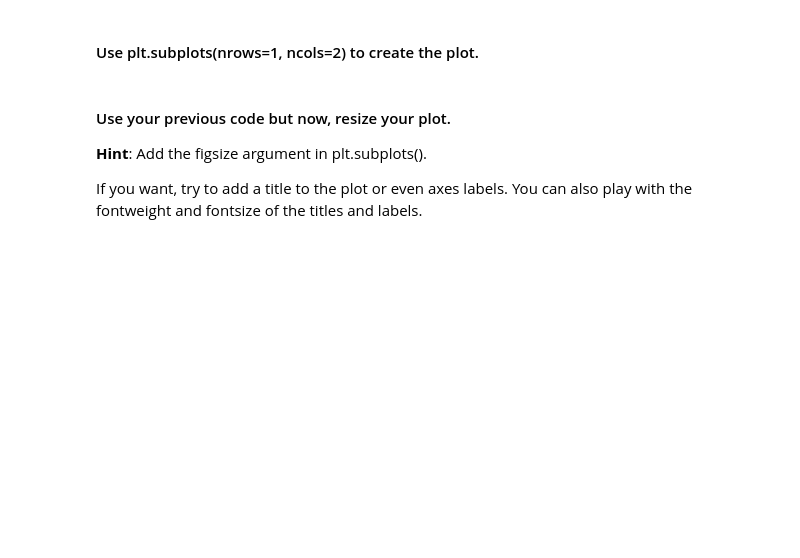
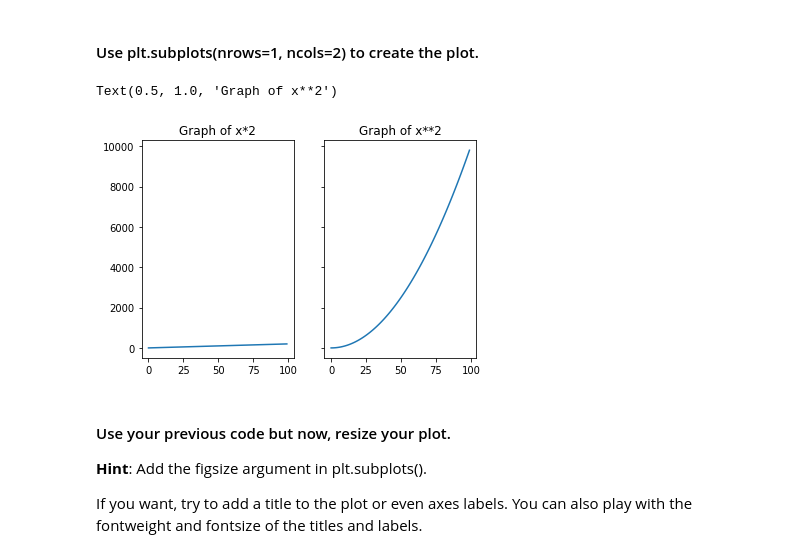
Before and after one commit to ta-datapt-bcn/lab-matplotlib-seaborn, a Jupyter notebook: your-code/main.ipynb, the cells around one changed output. Saved outputs shown, nothing was run; the diff lists cells and outputs as text; code cells hidden in the pictures; blank space fills up the shorter version.

```diff
--- a/your-code/main.ipynb
+++ b/your-code/main.ipynb
@@ -32,3 +40,14 @@ Also, play around with the linewidth and style. Use the ones you're most happy w
+# %%
+# Method 2
+
+f, (ax1, ax2) = plt.subplots(1, 2, sharey=True)
+ax1.plot(x, y)
+ax1.set_title('Graph of x*2')
+ax2.plot(x, z)
+ax2.set_title('Graph of x**2')
+# %% [output]
+Text(0.5, 1.0, 'Graph of x**2')
+[figure, added]
 # %% [markdown]
 #### Use your previous code but now, resize your plot.
 **Hint**: Add the figsize argument in plt.subplots().
```
Also changed, not shown: parts of 16 cells of this notebook, 1 other file.
